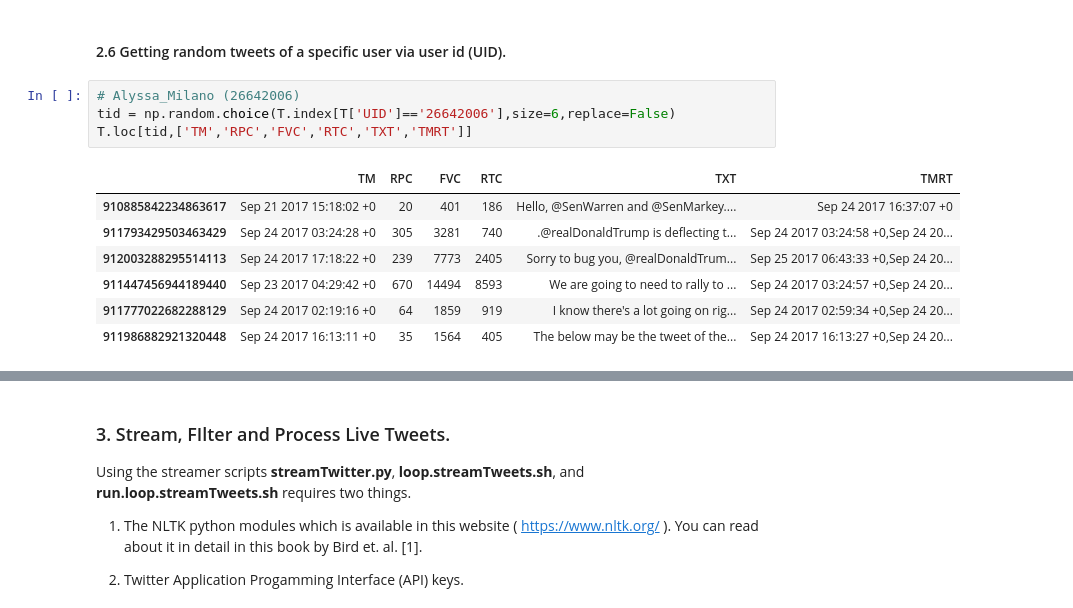
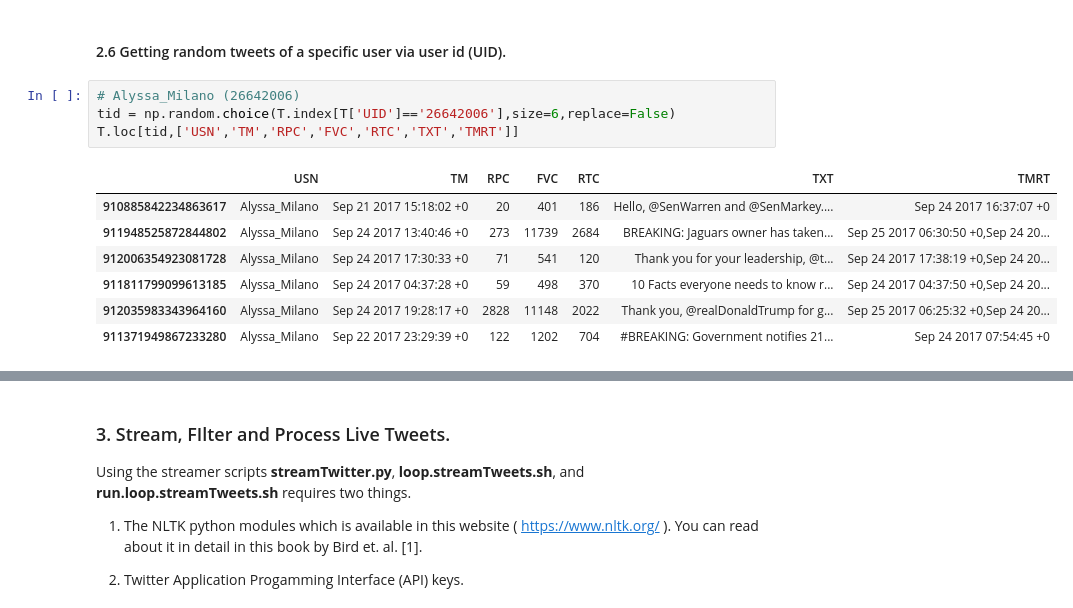
Before and after one commit to stressosaurus/raw-data-twitter-tweets-stream, a Jupyter notebook: INSTRUCTIONS.ipynb, the cells around one changed output, grey strips where cells are left out. Drawn from its saved outputs; the diff is of its cells as text.

```diff
--- a/INSTRUCTIONS.ipynb
+++ b/INSTRUCTIONS.ipynb
@@ -230,15 +234,15 @@ U.loc[np.random.choice(user_ids,size=10,replace=False)]
 # %%
 # Alyssa_Milano (26642006)
 tid = np.random.choice(T.index[T['UID']=='26642006'],size=6,replace=False)
-T.loc[tid,['TM','RPC','FVC','RTC','TXT','TMRT']]
+T.loc[tid,['USN','TM','RPC','FVC','RTC','TXT','TMRT']]
 # %% [output]
-|  | TM | RPC | FVC | RTC | TXT | TMRT |
-| 910885842234863617 | Sep 21 2017 15:18:02 +0 | 20 | 401 | 186 | Hello, @SenWarren and @SenMarkey.... | Sep 24 2017 16:37:07 +0 |
-| 911793429503463429 | Sep 24 2017 03:24:28 +0 | 305 | 3281 | 740 | .@realDonaldTrump is deflecting t... | Sep 24 2017 03:24:58 +0,Sep 24 20... |
-| 912003288295514113 | Sep 24 2017 17:18:22 +0 | 239 | 7773 | 2405 | Sorry to bug you, @realDonaldTrum... | Sep 25 2017 06:43:33 +0,Sep 24 20... |
-| 911447456944189440 | Sep 23 2017 04:29:42 +0 | 670 | 14494 | 8593 | We are going to need to rally to ... | Sep 24 2017 03:24:57 +0,Sep 24 20... |
-| 911777022682288129 | Sep 24 2017 02:19:16 +0 | 64 | 1859 | 919 | I know there's a lot going on rig... | Sep 24 2017 02:59:34 +0,Sep 24 20... |
-| 911986882921320448 | Sep 24 2017 16:13:11 +0 | 35 | 1564 | 405 | The below may be the tweet of the... | Sep 24 2017 16:13:27 +0,Sep 24 20... |
+|  | USN | TM | RPC | FVC | RTC | TXT | TMRT |
+| 910885842234863617 | Alyssa_Milano | Sep 21 2017 15:18:02 +0 | 20 | 401 | 186 | Hello, @SenWarren and @SenMarkey.... | Sep 24 2017 16:37:07 +0 |
+| 911948525872844802 | Alyssa_Milano | Sep 24 2017 13:40:46 +0 | 273 | 11739 | 2684 | BREAKING: Jaguars owner has taken... | Sep 25 2017 06:30:50 +0,Sep 24 20... |
+| 912006354923081728 | Alyssa_Milano | Sep 24 2017 17:30:33 +0 | 71 | 541 | 120 | Thank you for your leadership, @t... | Sep 24 2017 17:38:19 +0,Sep 24 20... |
+| 911811799099613185 | Alyssa_Milano | Sep 24 2017 04:37:28 +0 | 59 | 498 | 370 | 10 Facts everyone needs to know r... | Sep 24 2017 04:37:50 +0,Sep 24 20... |
+| 912035983343964160 | Alyssa_Milano | Sep 24 2017 19:28:17 +0 | 2828 | 11148 | 2022 | Thank you, @realDonaldTrump for g... | Sep 25 2017 06:25:32 +0,Sep 24 20... |
+| 911371949867233280 | Alyssa_Milano | Sep 22 2017 23:29:39 +0 | 122 | 1202 | 704 | #BREAKING: Government notifies 21... | Sep 24 2017 07:54:45 +0 |
 # %%
 # realDonaldTrump (25073877)
 tid = np.random.choice(T.index[T['UID']=='25073877'],size=6,replace=False)
```
Also changed, not shown: parts of 7 cells of this notebook, 14 other files.
